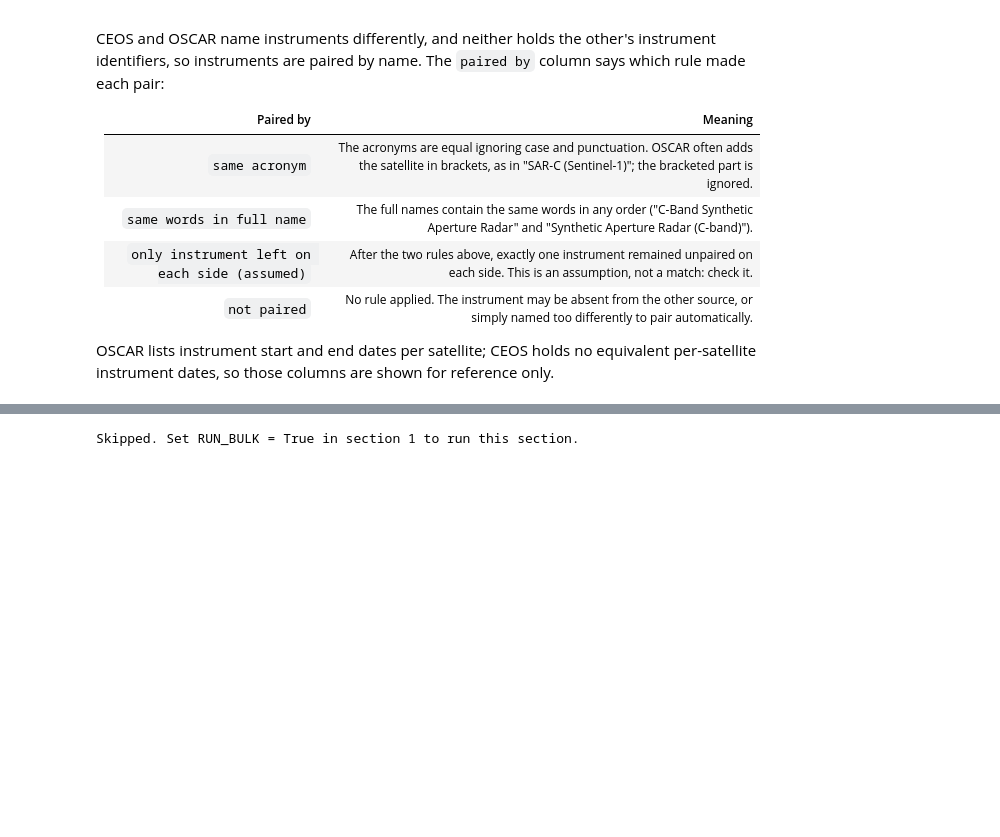
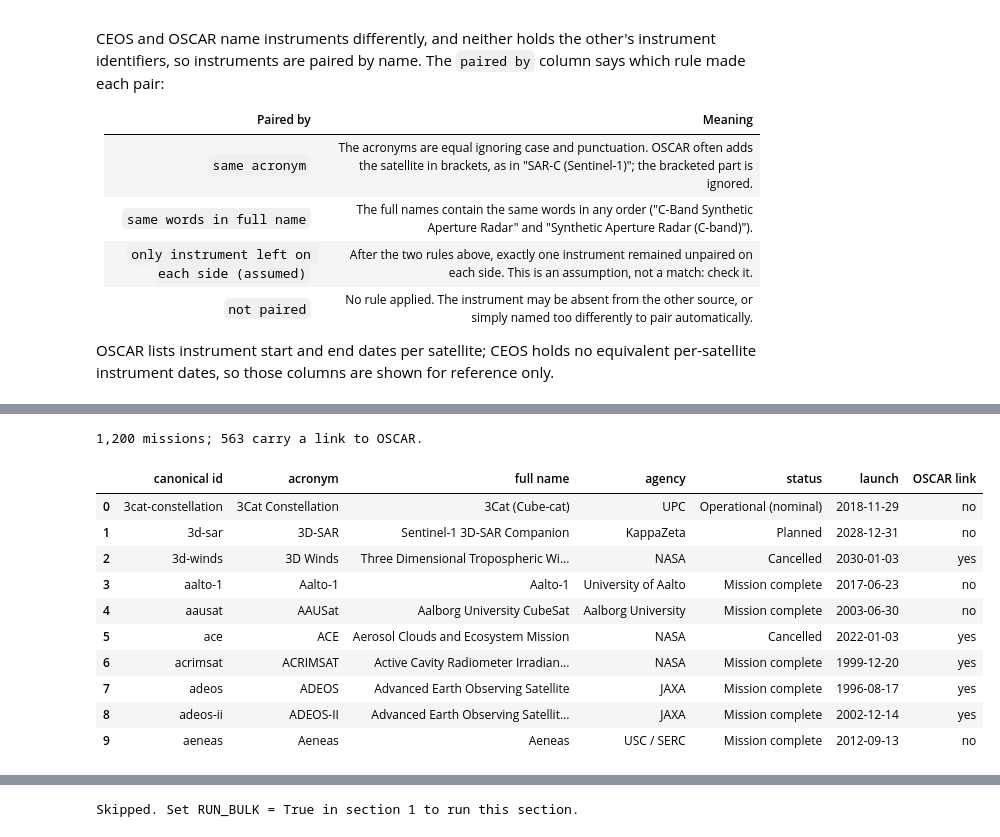
Before and after one commit to ceos-capabilities/examples, a Jupyter notebook: oscar-comparison.ipynb, the cells around one changed output, grey strips where cells are left out. Saved outputs shown, nothing was run; the diff lists cells and outputs as text; code cells hidden in the pictures; blank space fills up the shorter version.

Commit message:
OSCAR comparison: lifetime chart, tinted table, CSV export, canonical mission list and picker

```diff
--- a/oscar-comparison.ipynb
+++ b/oscar-comparison.ipynb
@@ -57,7 +63,8 @@ import os
 MISSION = "Sentinel-1A"   # any name, alias, canonical slug or CEOS mission id
 OSCAR_SLUG = None         # set by hand only when section 5 asks, e.g. "sentinel_1a"
 FIND_CANDIDATES = False   # True lets section 5 download OSCAR's satellite list (~3 minutes)
-RUN_BULK = False          # True runs the all-missions comparison in section 9 (~3 minutes)
+RUN_BULK = False          # True runs the all-missions comparison in section 10 (~3 minutes)
+SAVE_CSV = False          # True saves each table as a CSV file (and offers it as a download in Colab)
 
 BASE_URL = "https://ceos-capabilities.org/api"
 OSCAR_SITE = "https://space.oscar.wmo.int"
@@ -68,10 +75,12 @@ HEADERS = {"X-API-Key": API_KEY} if API_KEY else {}
 # %%
 import difflib
 import re
-from datetime import date, datetime, timezone
+from datetime import date, datetime, timedelta, timezone
 
+import matplotlib.pyplot as plt
 import pandas as pd
 import requests
+from matplotlib.patches import Patch
 
 pd.set_option("display.max_colwidth", None)
 pd.set_option("display.max_rows", 200)
@@ -109,6 +118,19 @@ def get(path, **params):
     return r
 
 
+def save_csv(table, filename):
+    # Only when SAVE_CSV is True: write the table to a CSV file; in Colab, also offer it as a download.
+    if not SAVE_CSV:
+        return
+    table.to_csv(filename, index=False)
+    print(f"Saved {filename}")
+    try:
+        from google.colab import files
+    except ImportError:
+        return
+    files.download(filename)
+
+
 def oscar_get(path, **params):
     # GET from the OSCAR/Space API; one plain message whatever goes wrong.
     try:
@@ -818,0 +976,32 @@ CEOS lists 1 instrument(s); OSCAR lists 1.
+# %%
+mission_list = pd.DataFrame({
+    "canonical id": [m["slug"] for m in all_ceos],
+    "acronym": [m["mission_acronym"] for m in all_ceos],
+    "full name": [m["full_name"] for m in all_ceos],
+    "agency": [m.get("lead_agency") for m in all_ceos],
+    "status": [m.get("status") for m in all_ceos],
+    "launch": [m.get("launch_date") for m in all_ceos],
+    "OSCAR link": ["yes" if m.get("oscar_id") else "no" for m in all_ceos],
+}).sort_values("canonical id").reset_index(drop=True)
+
+print(f"{len(mission_list):,} missions; {(mission_list['OSCAR link'] == 'yes').sum():,} carry a link to OSCAR.")
+save_csv(mission_list, "ceos-canonical-missions.csv")
+try:
+    from google.colab import data_table
+    listing = data_table.DataFrame(mission_list, include_index=False, num_rows_per_page=10)
+except ImportError:
+    listing = mission_list.head(10)
+listing
+# %% [output]
+1,200 missions; 563 carry a link to OSCAR.
+|  | canonical id | acronym | full name | agency | status | launch | OSCAR link |
+| 0 | 3cat-constellation | 3Cat Constellation | 3Cat (Cube-cat) | UPC | Operational (nominal) | 2018-11-29 | no |
+| 1 | 3d-sar | 3D-SAR | Sentinel-1 3D-SAR Companion | KappaZeta | Planned | 2028-12-31 | no |
+| 2 | 3d-winds | 3D Winds | Three Dimensional Tropospheric Wi... | NASA | Cancelled | 2030-01-03 | yes |
+| 3 | aalto-1 | Aalto-1 | Aalto-1 | University of Aalto | Mission complete | 2017-06-23 | no |
+| 4 | aausat | AAUSat | Aalborg University CubeSat | Aalborg University | Mission complete | 2003-06-30 | no |
+| 5 | ace | ACE | Aerosol Clouds and Ecosystem Mission | NASA | Cancelled | 2022-01-03 | yes |
+| 6 | acrimsat | ACRIMSAT | Active Cavity Radiometer Irradian... | NASA | Mission complete | 1999-12-20 | yes |
+| 7 | adeos | ADEOS | Advanced Earth Observing Satellite | JAXA | Mission complete | 1996-08-17 | yes |
+| 8 | adeos-ii | ADEOS-II | Advanced Earth Observing Satellit... | JAXA | Mission complete | 2002-12-14 | yes |
+| 9 | aeneas | Aeneas | Aeneas | USC / SERC | Mission complete | 2012-09-13 | no |
```
Also changed, not shown: parts of 14 cells of this notebook, 1 other file.
